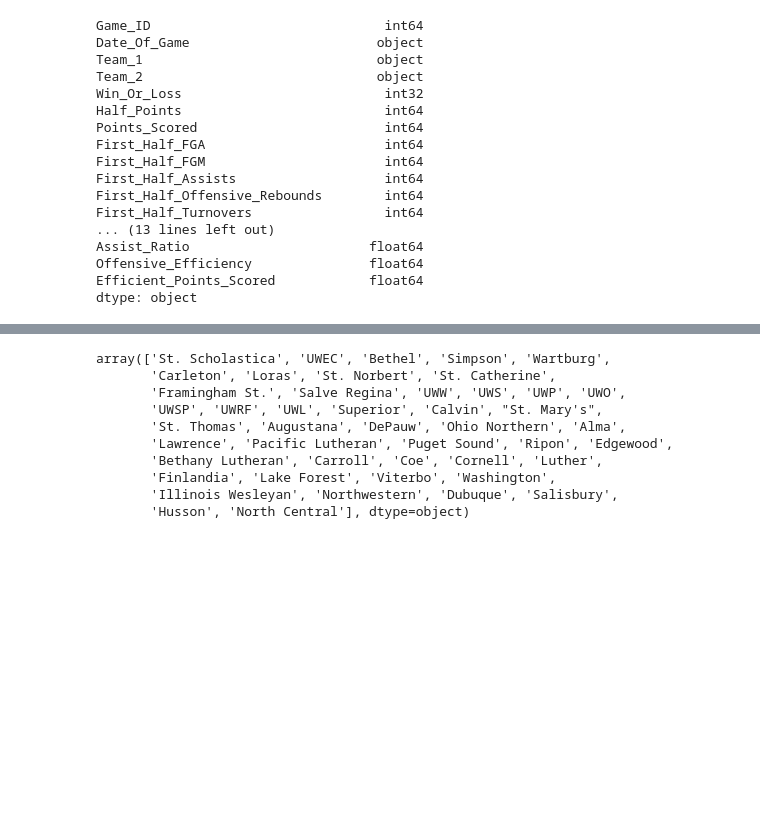
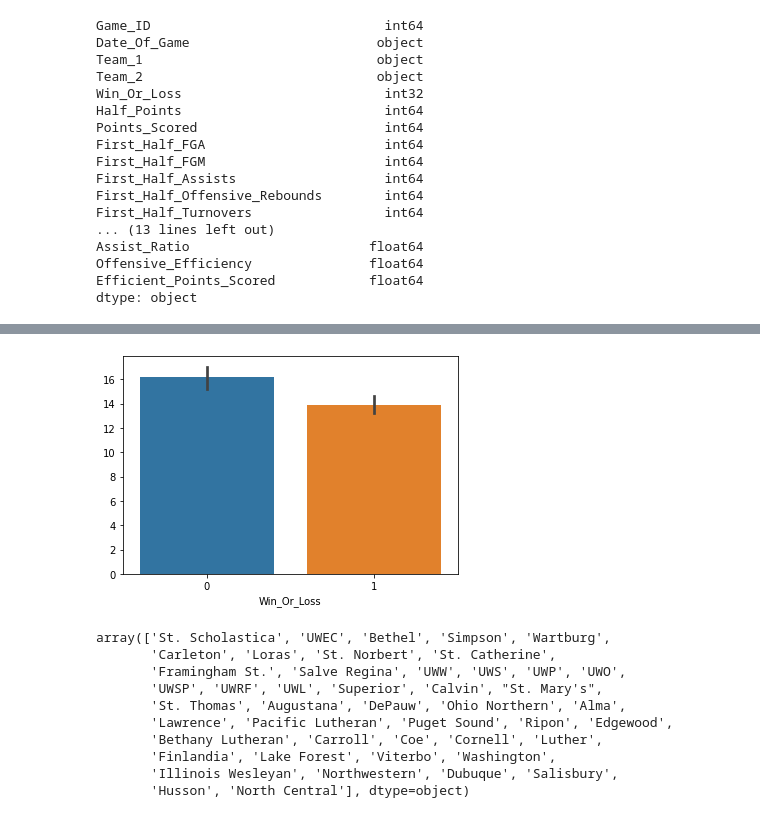
Before and after one commit to jreckin/FunAnalyticalStuff, a Jupyter notebook: womens_stats.ipynb, the cells around one changed output, grey strips where cells are left out. Saved outputs shown, nothing was run; the diff lists cells and outputs as text; code cells hidden in the pictures; blank space fills up the shorter version.

```diff
--- a/womens_stats.ipynb
+++ b/womens_stats.ipynb
@@ -84,3 +88,7 @@ sns.heatmap(womens_stats_num_without_game_id_corr, annot = True, cmap = "coolwar
+# %%
+sns.barplot( x = womens_stats.Win_Or_Loss, y = womens_stats[['Turnovers']].mean(axis = 1));
+# %% [output]
+[figure, added]
 # %%
 womens_stats.Team_1.unique()
 # %% [output]
```
Also changed, not shown: parts of 115 cells of this notebook, 5 other files.
